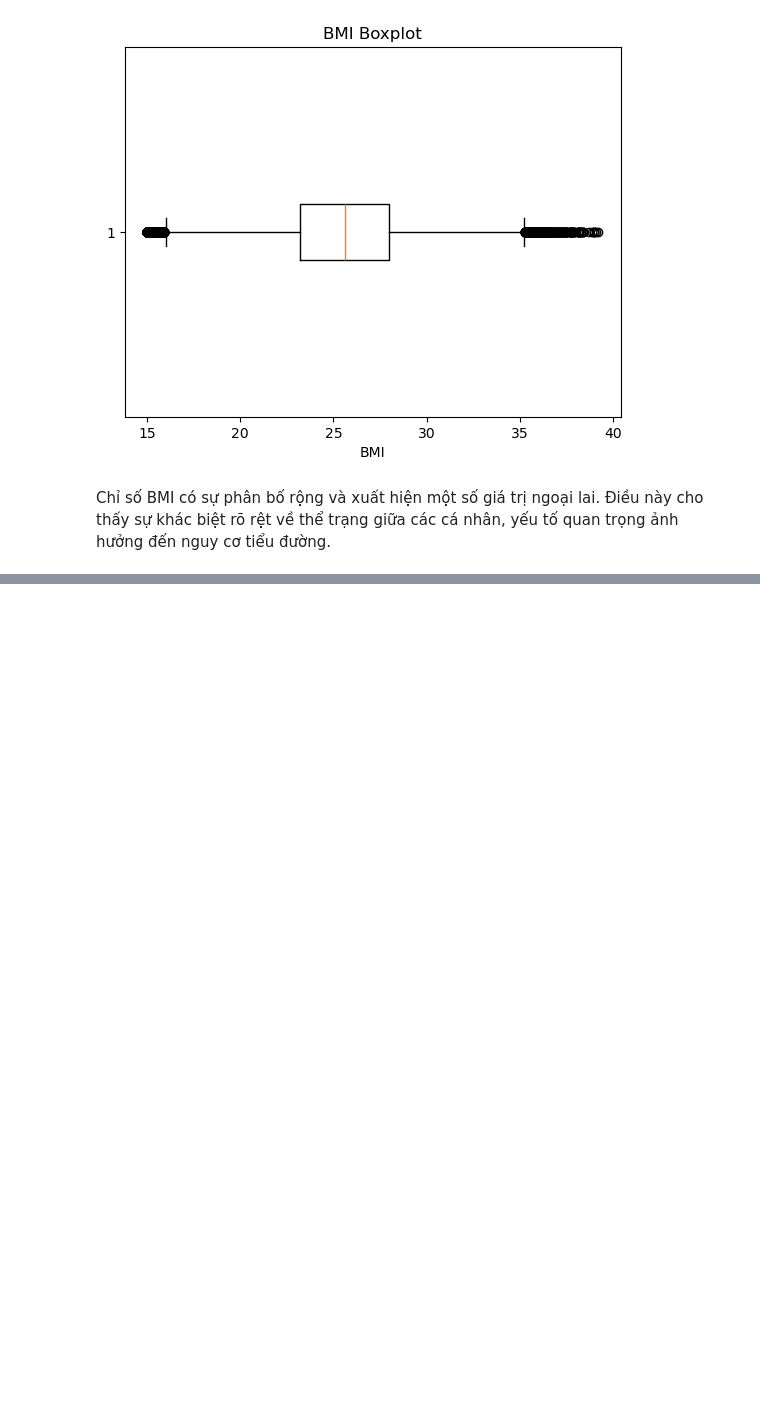
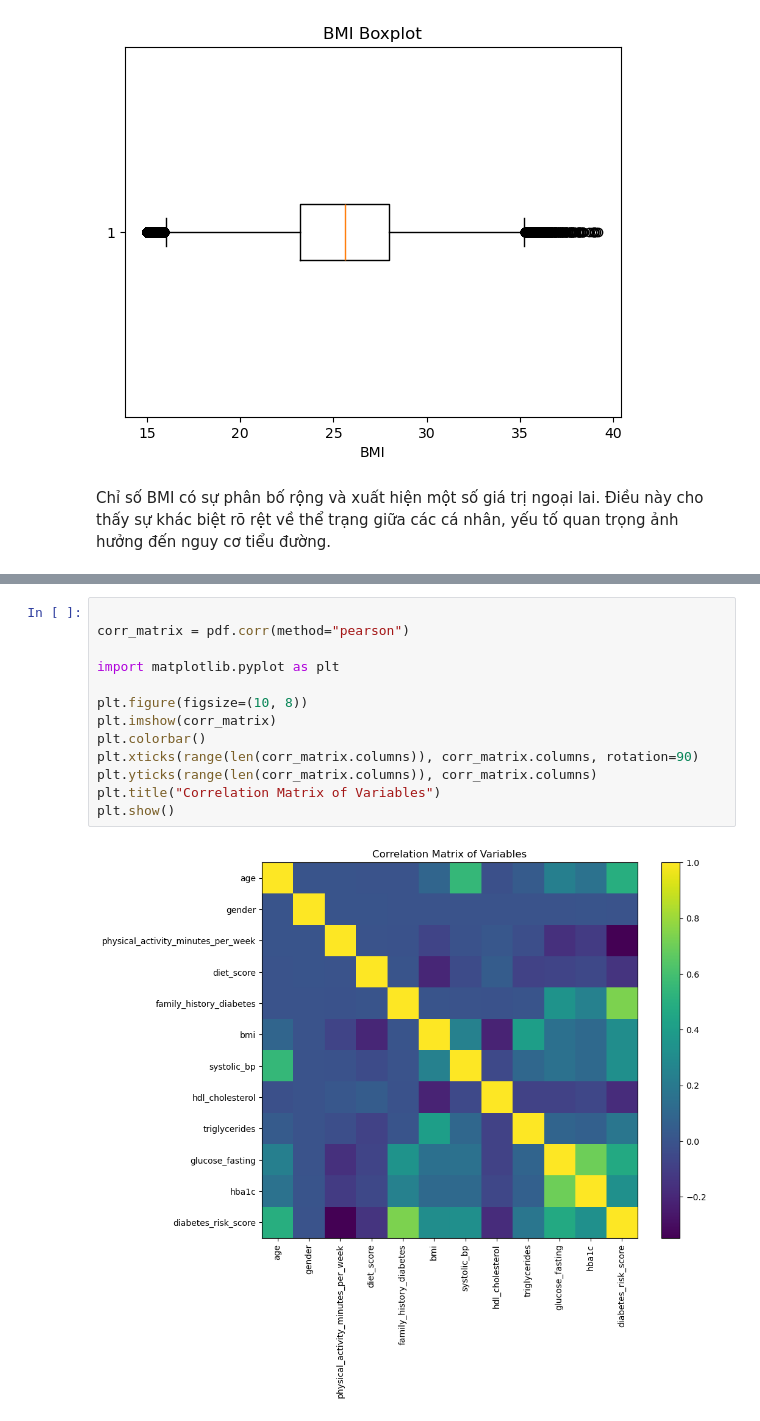
Before and after one commit to Tipiii/Diabetes_Analysis_BigData, a Jupyter notebook: notebook copy/descriptive_analysis.ipynb, the cells around one changed output, grey strips where cells are left out. Saved outputs shown, nothing was run; the diff lists cells and outputs as text; blank space fills up the shorter version.

```diff
--- a/notebook copy/descriptive_analysis.ipynb
+++ b/notebook copy/descriptive_analysis.ipynb
@@ -79,0 +109,15 @@ Chỉ số BMI có sự phân bố rộng và xuất hiện một số giá tr
+# %%
+
+corr_matrix = pdf.corr(method="pearson")
+
+import matplotlib.pyplot as plt
+
+plt.figure(figsize=(10, 8))
+plt.imshow(corr_matrix)
+plt.colorbar()
+plt.xticks(range(len(corr_matrix.columns)), corr_matrix.columns, rotation=90)
+plt.yticks(range(len(corr_matrix.columns)), corr_matrix.columns)
+plt.title("Correlation Matrix of Variables")
+plt.show()
+# %% [output]
+[figure, added]
```
Also changed, not shown: parts of 7 cells of this notebook, 4 other files.
